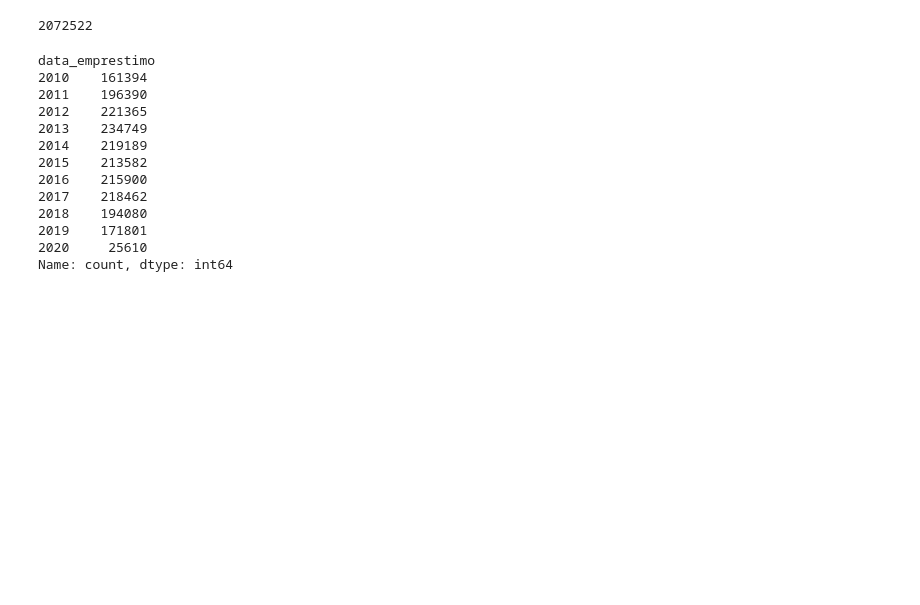
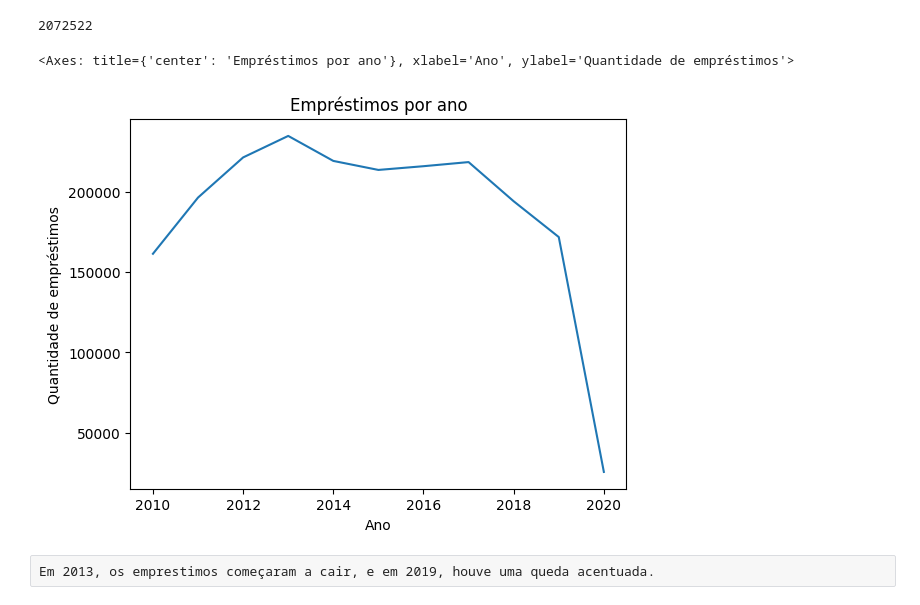
Before and after one commit to Iurpy/7DP, a Jupyter notebook: ead.ipynb, the cells around one changed output. Drawn from its saved outputs; the diff is of its cells as text; code cells hidden in the pictures; blank space fills up the shorter version.

```diff
--- a/ead.ipynb
+++ b/ead.ipynb
@@ -172,21 +172,10 @@ exemplares
 2072522
 # %%
 emprestimo_data = pd.to_datetime(emprestimos_completo['data_emprestimo'])
-# emprestimo_data.dt.year.value_counts().sort_index().plot(kind='line', title='Empréstimos por ano', xlabel='Ano', ylabel='Quantidade de empréstimos')
 emprestimo_porano = emprestimo_data.dt.year.value_counts().sort_index()
-emprestimo_porano
-# emprestimo_porano.plot(kind='line', title='Empréstimos por ano', xlabel='Ano', ylabel='Quantidade de empréstimos')
+emprestimo_porano.plot(kind='line', title='Empréstimos por ano', xlabel='Ano', ylabel='Quantidade de empréstimos')
 # %% [output]
-data_emprestimo
-2010    161394
-2011    196390
-2012    221365
-2013    234749
-2014    219189
-2015    213582
-2016    215900
-2017    218462
-2018    194080
-2019    171801
-2020     25610
-Name: count, dtype: int64
+<Axes: title={'center': 'Empréstimos por ano'}, xlabel='Ano', ylabel='Quantidade de empréstimos'>
+[figure, added]
+# %% [raw]
+Em 2013, os emprestimos começaram a cair, e em 2019, houve uma queda acentuada.
```
Also changed, not shown: parts of 4 cells of this notebook.
